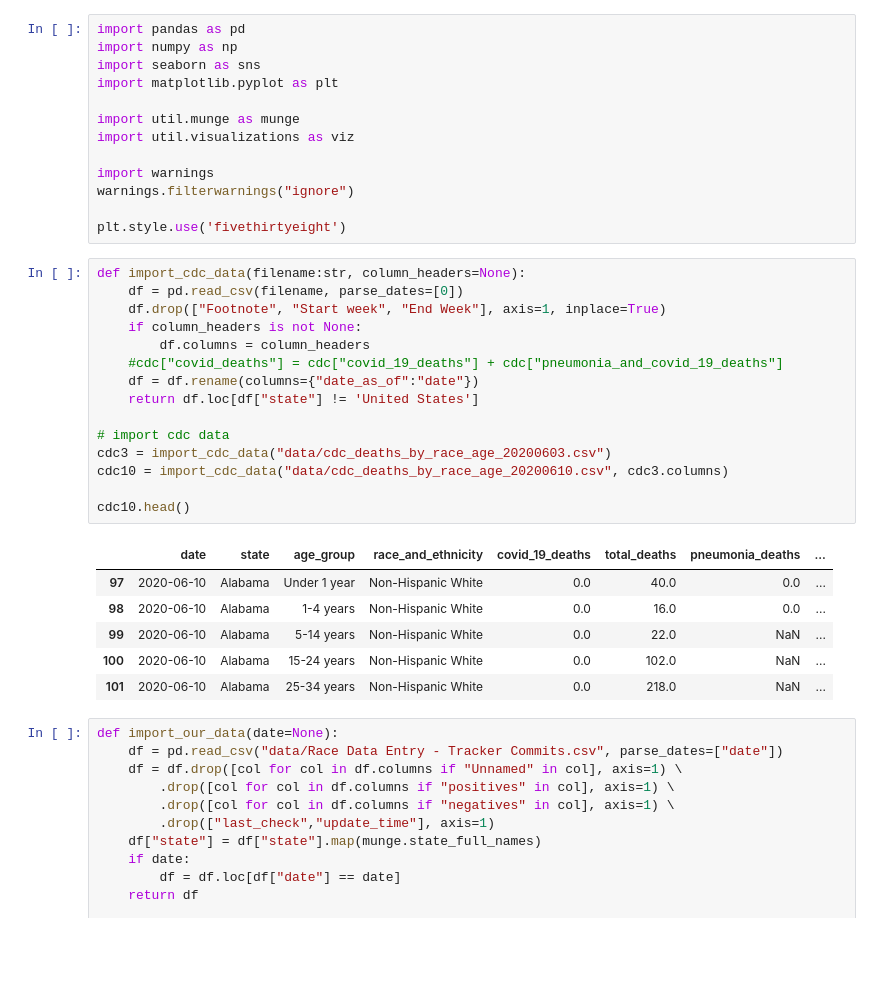
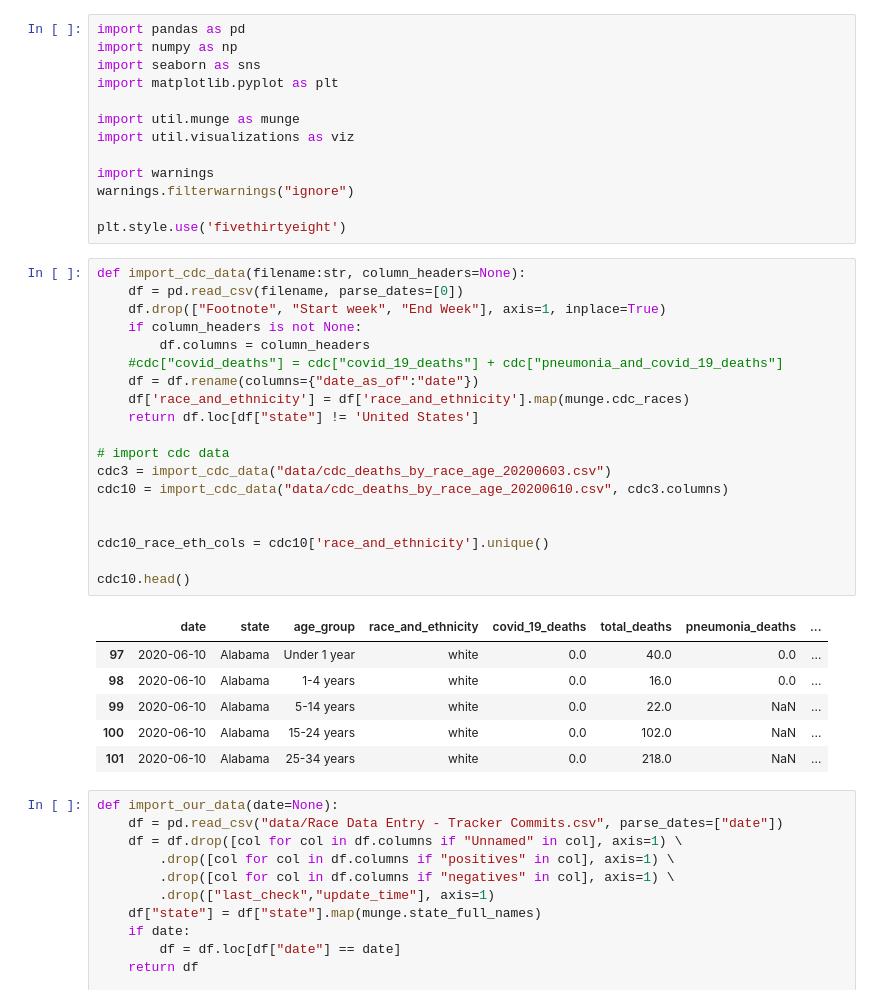
Before and after one commit to COVID19Tracking/analysis, a Jupyter notebook: cdc_racial_data/CDC Racial Data Availability.ipynb, the cells around one changed output. Drawn from its saved outputs; the diff is of its cells as text; blank space fills up the shorter version.

```diff
--- a/cdc_racial_data/CDC Racial Data Availability.ipynb
+++ b/cdc_racial_data/CDC Racial Data Availability.ipynb
@@ -14,25 +14,29 @@ plt.style.use('fivethirtyeight')
 # %%
 def import_cdc_data(filename:str, column_headers=None):
     df = pd.read_csv(filename, parse_dates=[0])
     df.drop(["Footnote", "Start week", "End Week"], axis=1, inplace=True)
     if column_headers is not None:
         df.columns = column_headers
     #cdc["covid_deaths"] = cdc["covid_19_deaths"] + cdc["pneumonia_and_covid_19_deaths"]
     df = df.rename(columns={"date_as_of":"date"})
+    df['race_and_ethnicity'] = df['race_and_ethnicity'].map(munge.cdc_races)
     return df.loc[df["state"] != 'United States']
 
 # import cdc data
 cdc3 = import_cdc_data("data/cdc_deaths_by_race_age_20200603.csv")
 cdc10 = import_cdc_data("data/cdc_deaths_by_race_age_20200610.csv", cdc3.columns)
 
+
+cdc10_race_eth_cols = cdc10['race_and_ethnicity'].unique()
+
 cdc10.head()
 # %% [output]
 |  | date | state | age_group | race_and_ethnicity | covid_19_deaths | total_deaths | pneumonia_deaths | ... |
-| 97 | 2020-06-10 | Alabama | Under 1 year | Non-Hispanic White | 0.0 | 40.0 | 0.0 | ... |
-| 98 | 2020-06-10 | Alabama | 1-4 years | Non-Hispanic White | 0.0 | 16.0 | 0.0 | ... |
-| 99 | 2020-06-10 | Alabama | 5-14 years | Non-Hispanic White | 0.0 | 22.0 | NaN | ... |
-| 100 | 2020-06-10 | Alabama | 15-24 years | Non-Hispanic White | 0.0 | 102.0 | NaN | ... |
-| 101 | 2020-06-10 | Alabama | 25-34 years | Non-Hispanic White | 0.0 | 218.0 | NaN | ... |
+| 97 | 2020-06-10 | Alabama | Under 1 year | white | 0.0 | 40.0 | 0.0 | ... |
+| 98 | 2020-06-10 | Alabama | 1-4 years | white | 0.0 | 16.0 | 0.0 | ... |
+| 99 | 2020-06-10 | Alabama | 5-14 years | white | 0.0 | 22.0 | NaN | ... |
+| 100 | 2020-06-10 | Alabama | 15-24 years | white | 0.0 | 102.0 | NaN | ... |
+| 101 | 2020-06-10 | Alabama | 25-34 years | white | 0.0 | 218.0 | NaN | ... |
 # %%
 def import_our_data(date=None):
     df = pd.read_csv("data/Race Data Entry - Tracker Commits.csv", parse_dates=["date"])
```
Also changed, not shown: parts of 10 cells of this notebook, 1 other file.
